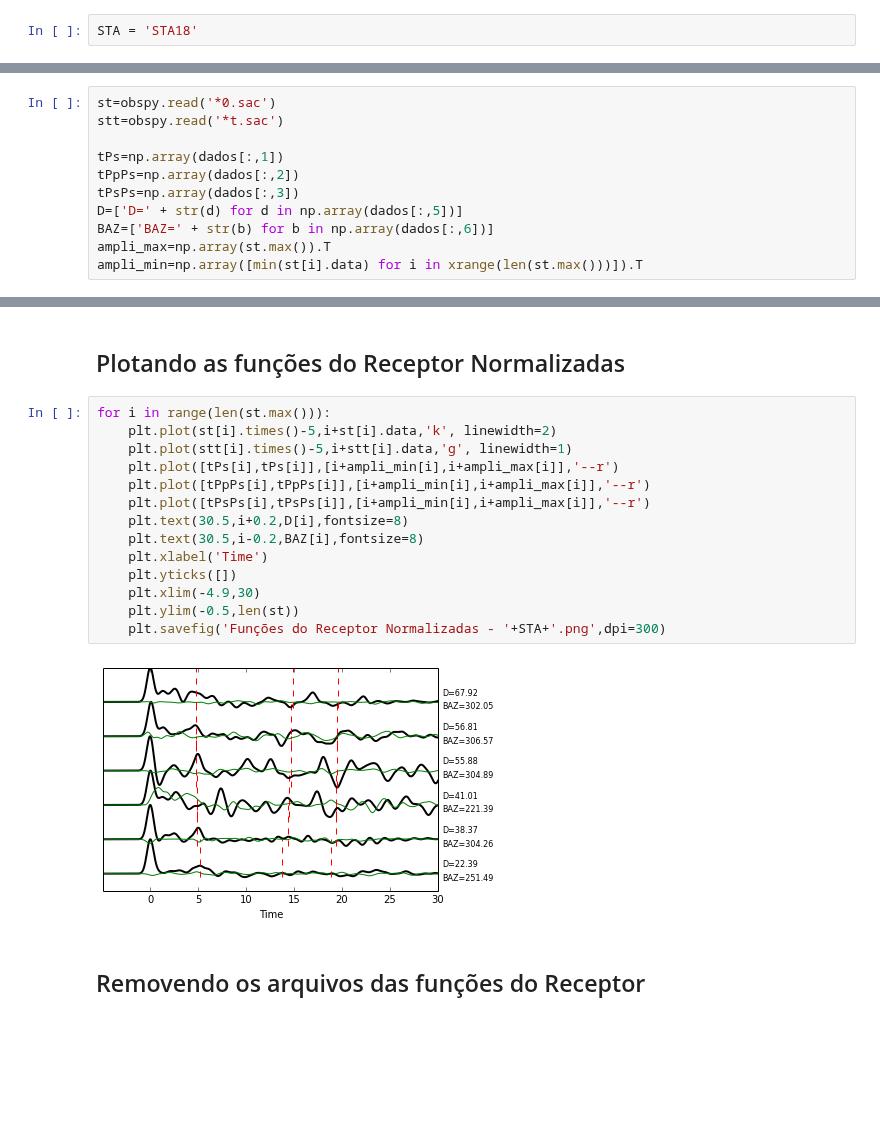
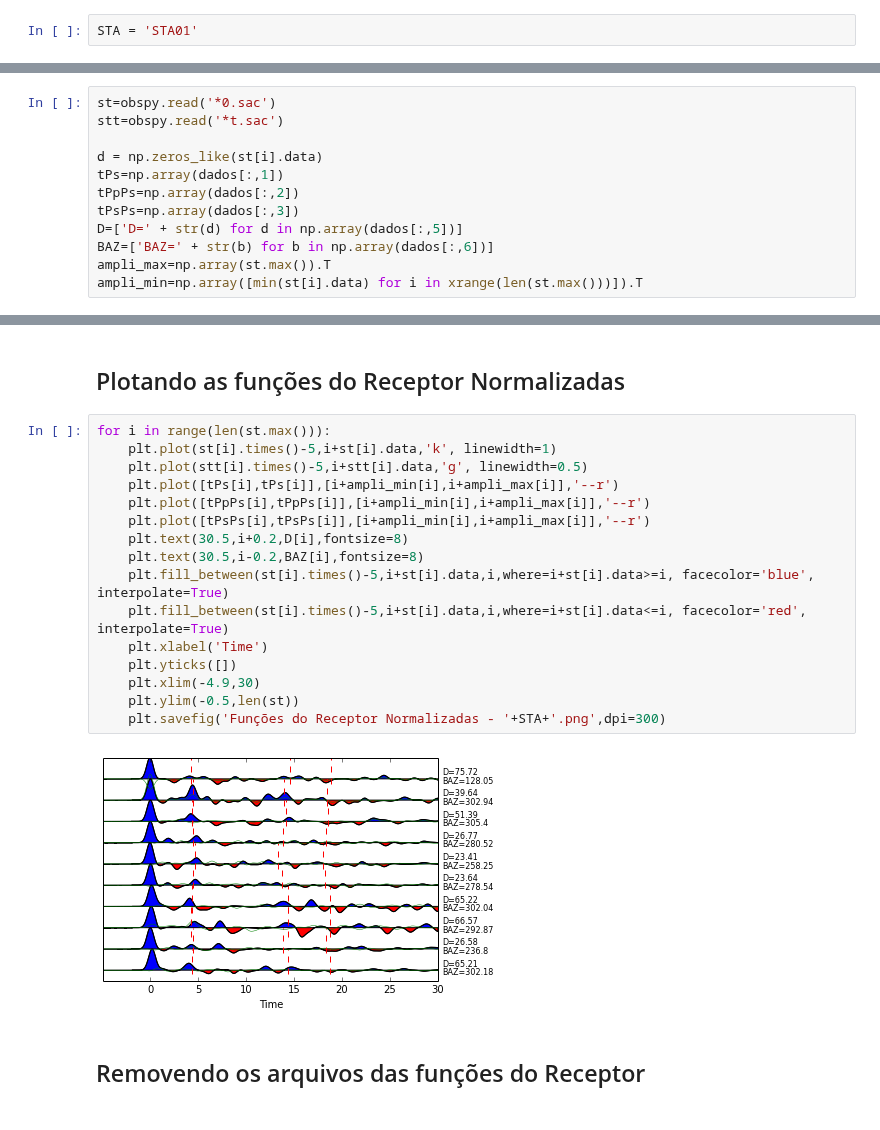
Before and after one commit to dIOGOLOC/projeto_mestrado, a Jupyter notebook: plotagem_funcao_receptor.ipynb, the cells around one changed output, grey strips where cells are left out. Saved outputs shown, nothing was run; the diff lists cells and outputs as text; blank space fills up the shorter version.

```diff
--- a/plotagem_funcao_receptor.ipynb
+++ b/plotagem_funcao_receptor.ipynb
@@ -19,7 +19,7 @@ import shutil
 # %% [markdown]
 <h3>Escolha da estação para plotar das funções do Receptor</h3>
 # %%
-STA = 'STA18'
+STA = 'STA01'
 # %% [markdown]
 <h3>Procurando as funções do Receptor nas pastas das estações:</h3>
 # %%
@@ -145,6 +169,7 @@ Declarando as variáveis
 st=obspy.read('*0.sac')
 stt=obspy.read('*t.sac')
 
+d = np.zeros_like(st[i].data)
 tPs=np.array(dados[:,1])
 tPpPs=np.array(dados[:,2])
 tPsPs=np.array(dados[:,3])
@@ -203,20 +230,22 @@ print(ampli_max)
 <h2>Plotando as funções do Receptor Normalizadas</h2>
 # %%
 for i in range(len(st.max())):
-    plt.plot(st[i].times()-5,i+st[i].data,'k', linewidth=2)
-    plt.plot(stt[i].times()-5,i+stt[i].data,'g', linewidth=1)
+    plt.plot(st[i].times()-5,i+st[i].data,'k', linewidth=1)
+    plt.plot(stt[i].times()-5,i+stt[i].data,'g', linewidth=0.5)
     plt.plot([tPs[i],tPs[i]],[i+ampli_min[i],i+ampli_max[i]],'--r')
     plt.plot([tPpPs[i],tPpPs[i]],[i+ampli_min[i],i+ampli_max[i]],'--r')
     plt.plot([tPsPs[i],tPsPs[i]],[i+ampli_min[i],i+ampli_max[i]],'--r')
     plt.text(30.5,i+0.2,D[i],fontsize=8)
     plt.text(30.5,i-0.2,BAZ[i],fontsize=8)
+    plt.fill_between(st[i].times()-5,i+st[i].data,i,where=i+st[i].data>=i, facecolor='blue', interpolate=True)
+    plt.fill_between(st[i].times()-5,i+st[i].data,i,where=i+st[i].data<=i, facecolor='red', interpolate=True)
     plt.xlabel('Time')
     plt.yticks([])
     plt.xlim(-4.9,30)
     plt.ylim(-0.5,len(st))
     plt.savefig('Funções do Receptor Normalizadas - '+STA+'.png',dpi=300)
 # %% [output]
-[figure, old version]
+[figure, new version]
 # %% [markdown]
 <h2>Removendo os arquivos das funções do Receptor<h2>
 # %%
```
Also changed, not shown: parts of 12 cells of this notebook.
